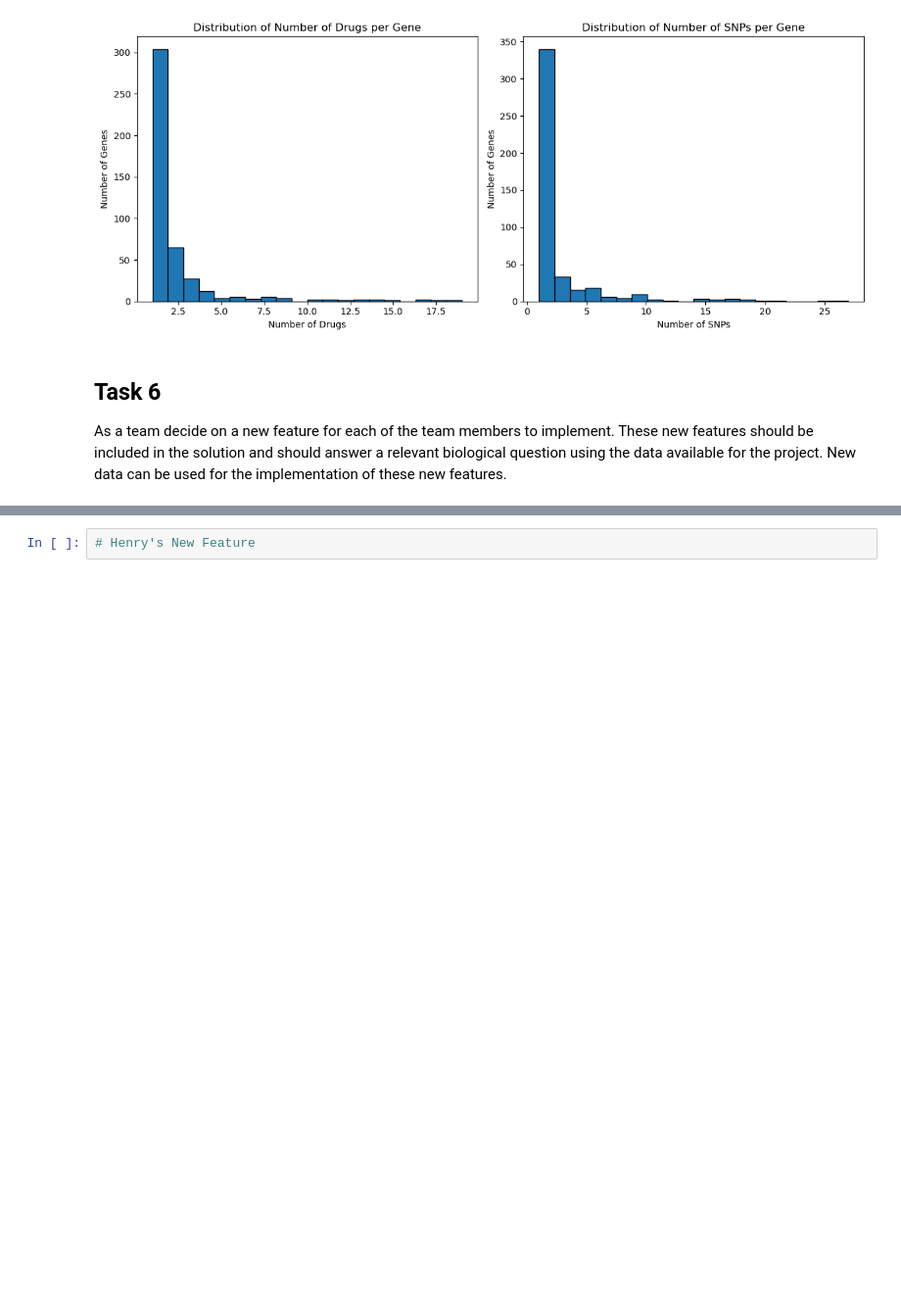
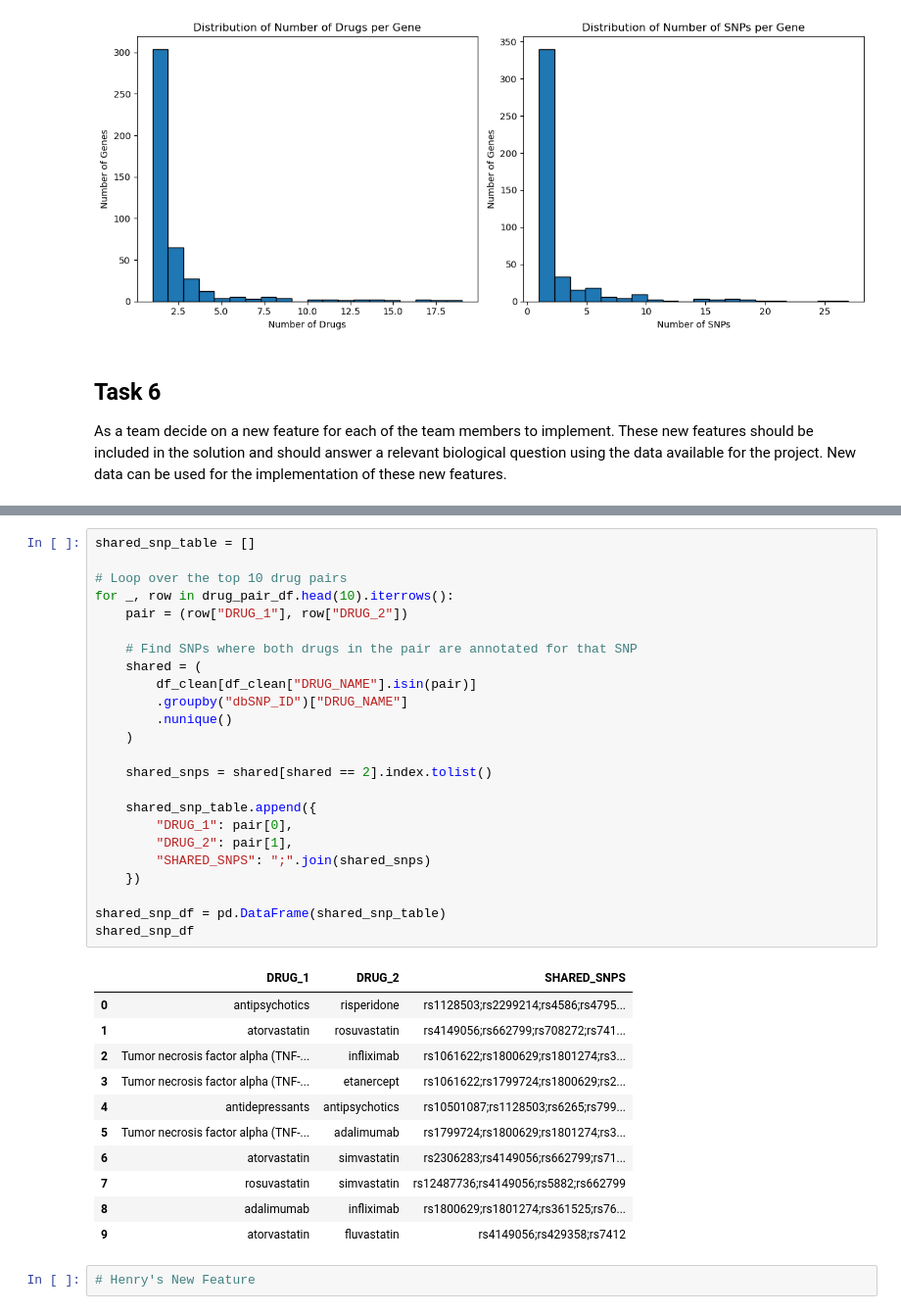
Before and after one commit to Vanishborn/bioinf575-project, a Jupyter notebook: Team15_Project1.ipynb, the cells around one changed output, grey strips where cells are left out. Shown at 98% size. Drawn from its saved outputs; the diff is of its cells as text; blank space fills up the shorter version.

```diff
--- a/Team15_Project1.ipynb
+++ b/Team15_Project1.ipynb
@@ -302,3 +379,39 @@ As a team decide on a new feature for each of the team members to implement. The
+# %%
+shared_snp_table = []
+
+# Loop over the top 10 drug pairs
+for _, row in drug_pair_df.head(10).iterrows():
+    pair = (row["DRUG_1"], row["DRUG_2"])
+
+    # Find SNPs where both drugs in the pair are annotated for that SNP
+    shared = (
+        df_clean[df_clean["DRUG_NAME"].isin(pair)]
+        .groupby("dbSNP_ID")["DRUG_NAME"]
+        .nunique()
+    )
+
+    shared_snps = shared[shared == 2].index.tolist()
+
+    shared_snp_table.append({
+        "DRUG_1": pair[0],
+        "DRUG_2": pair[1],
+        "SHARED_SNPS": ";".join(shared_snps)
+    })
+
+shared_snp_df = pd.DataFrame(shared_snp_table)
+shared_snp_df
+# %% [output]
+|  | DRUG_1 | DRUG_2 | SHARED_SNPS |
+| 0 | antipsychotics | risperidone | rs1128503;rs2299214;rs4586;rs4795... |
+| 1 | atorvastatin | rosuvastatin | rs4149056;rs662799;rs708272;rs741... |
+| 2 | Tumor necrosis factor alpha (TNF-... | infliximab | rs1061622;rs1800629;rs1801274;rs3... |
+| 3 | Tumor necrosis factor alpha (TNF-... | etanercept | rs1061622;rs1799724;rs1800629;rs2... |
+| 4 | antidepressants | antipsychotics | rs10501087;rs1128503;rs6265;rs799... |
+| 5 | Tumor necrosis factor alpha (TNF-... | adalimumab | rs1799724;rs1800629;rs1801274;rs3... |
+| 6 | atorvastatin | simvastatin | rs2306283;rs4149056;rs662799;rs71... |
+| 7 | rosuvastatin | simvastatin | rs12487736;rs4149056;rs5882;rs662799 |
+| 8 | adalimumab | infliximab | rs1800629;rs1801274;rs361525;rs76... |
+| 9 | atorvastatin | fluvastatin | rs4149056;rs429358;rs7412 |
 # %%
 # Henry's New Feature
 # %% [markdown]
```
Also changed, not shown: parts of 5 cells of this notebook.
